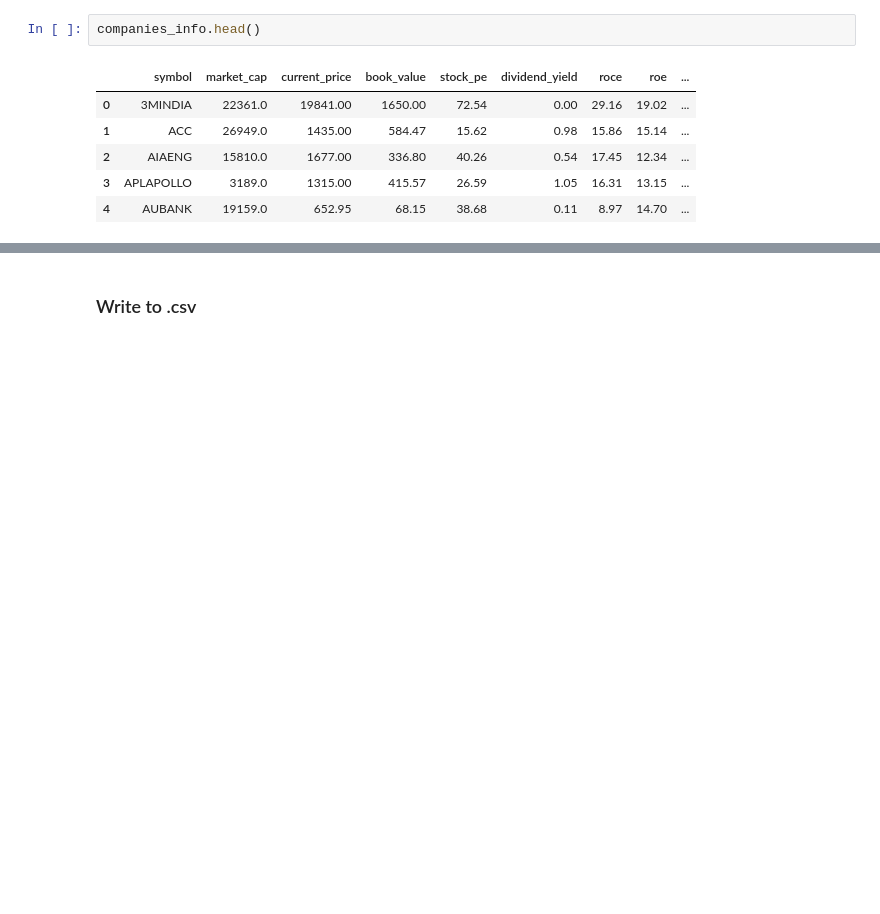
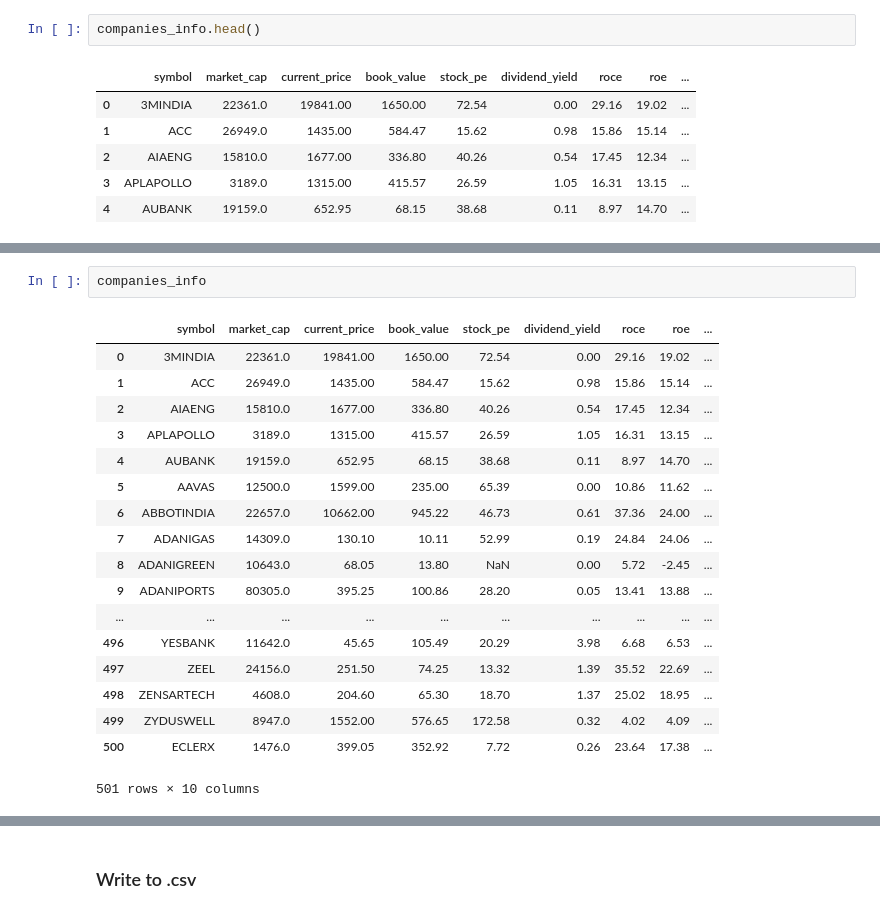
Before and after one commit to ManishBarnwal/clustering-nse-500, a Jupyter notebook: notebooks/scrape_company_info_modular_code.ipynb, the cells around one changed output, grey strips where cells are left out. Drawn from its saved outputs; the diff is of its cells as text; blank space fills up the shorter version.

```diff
--- a/notebooks/scrape_company_info_modular_code.ipynb
+++ b/notebooks/scrape_company_info_modular_code.ipynb
@@ -331,0 +479,21 @@ companies_info.head()
+# %%
+companies_info
+# %% [output]
+|  | symbol | market_cap | current_price | book_value | stock_pe | dividend_yield | roce | roe | ... |
+| 0 | 3MINDIA | 22361.0 | 19841.00 | 1650.00 | 72.54 | 0.00 | 29.16 | 19.02 | ... |
+| 1 | ACC | 26949.0 | 1435.00 | 584.47 | 15.62 | 0.98 | 15.86 | 15.14 | ... |
+| 2 | AIAENG | 15810.0 | 1677.00 | 336.80 | 40.26 | 0.54 | 17.45 | 12.34 | ... |
+| 3 | APLAPOLLO | 3189.0 | 1315.00 | 415.57 | 26.59 | 1.05 | 16.31 | 13.15 | ... |
+| 4 | AUBANK | 19159.0 | 652.95 | 68.15 | 38.68 | 0.11 | 8.97 | 14.70 | ... |
+| 5 | AAVAS | 12500.0 | 1599.00 | 235.00 | 65.39 | 0.00 | 10.86 | 11.62 | ... |
+| 6 | ABBOTINDIA | 22657.0 | 10662.00 | 945.22 | 46.73 | 0.61 | 37.36 | 24.00 | ... |
+| 7 | ADANIGAS | 14309.0 | 130.10 | 10.11 | 52.99 | 0.19 | 24.84 | 24.06 | ... |
+| 8 | ADANIGREEN | 10643.0 | 68.05 | 13.80 | NaN | 0.00 | 5.72 | -2.45 | ... |
+| 9 | ADANIPORTS | 80305.0 | 395.25 | 100.86 | 28.20 | 0.05 | 13.41 | 13.88 | ... |
+| ... | ... | ... | ... | ... | ... | ... | ... | ... | ... |
+| 496 | YESBANK | 11642.0 | 45.65 | 105.49 | 20.29 | 3.98 | 6.68 | 6.53 | ... |
+| 497 | ZEEL | 24156.0 | 251.50 | 74.25 | 13.32 | 1.39 | 35.52 | 22.69 | ... |
+| 498 | ZENSARTECH | 4608.0 | 204.60 | 65.30 | 18.70 | 1.37 | 25.02 | 18.95 | ... |
+| 499 | ZYDUSWELL | 8947.0 | 1552.00 | 576.65 | 172.58 | 0.32 | 4.02 | 4.09 | ... |
+| 500 | ECLERX | 1476.0 | 399.05 | 352.92 | 7.72 | 0.26 | 23.64 | 17.38 | ... |
+501 rows × 10 columns
```
Also changed, not shown: parts of 17 cells of this notebook, 1 other file.
